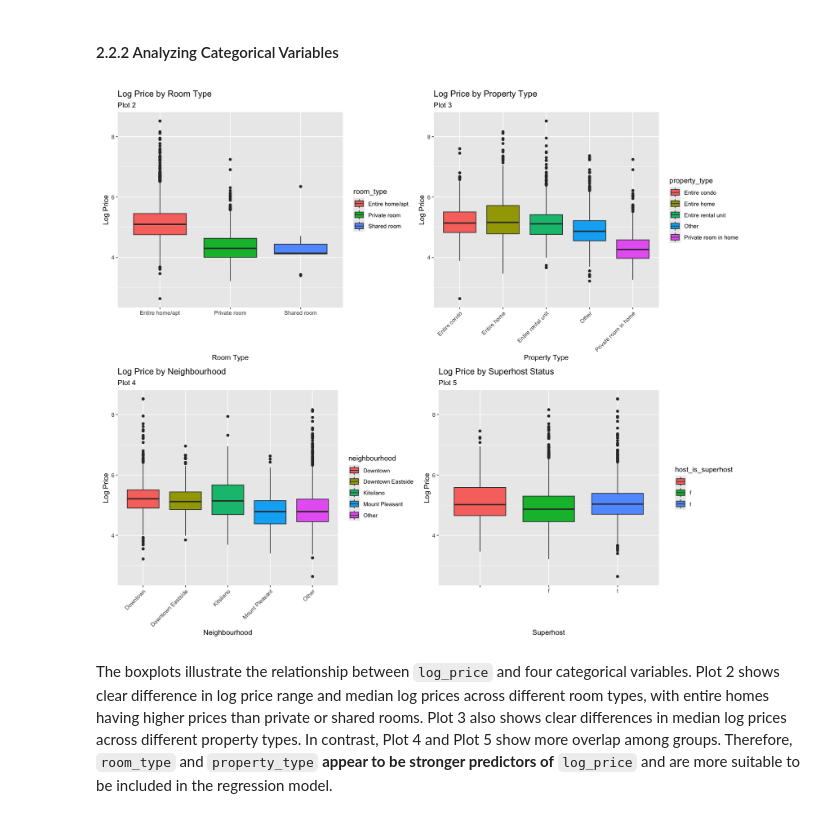
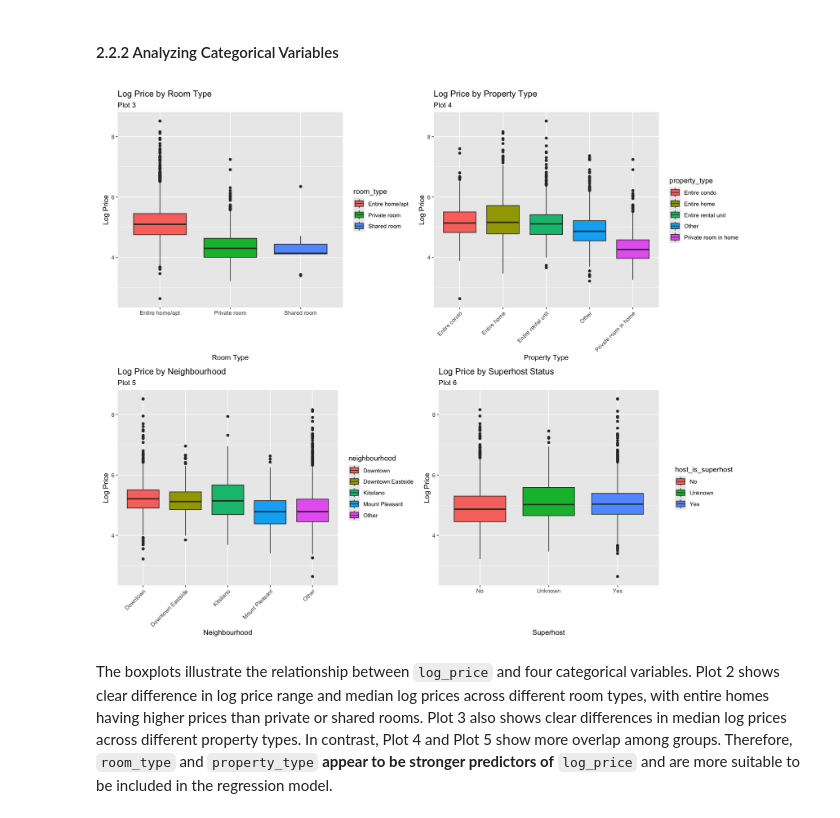
Before and after one commit to UBC-DSCI-310-2025W2/dsci-310-group-01-jet2holiday, a Jupyter notebook: airbnb_price_analysis.ipynb, the cells around one changed output. Cells and saved outputs as stored; diff of their text form; code cells hidden in the pictures.

```diff
--- a/airbnb_price_analysis.ipynb
+++ b/airbnb_price_analysis.ipynb
@@ -66,6 +66,19 @@ airbnb <- raw_airbnb %>%
   ) %>%
   filter(!is.na(price)) %>%
   slice_sample(n = 5000)
+# %%
+# Refactor 'host_is_superhost' to 'Yes', 'No', "Unknown'
+airbnb <- airbnb %>%
+  mutate(
+    host_is_superhost = case_when(
+      host_is_superhost == "t" ~ "Yes",
+      host_is_superhost == "f" ~ "No",
+      host_is_superhost == " " ~ "Unknown",
+      is.na(host_is_superhost) ~ "Unknown",
+      TRUE ~ "Unknown"
+    ),
+    host_is_superhost = as.factor(host_is_superhost)
+  )
 # %%
 # Check the number of unique property types and neighbourhood
 length(unique(airbnb$property_type))
@@ -164,43 +189,43 @@ The table shows the Pearson correlation coefficients between `log_price` and the
 # %%
 options(repr.plot.width = 14, repr.plot.height = 12)
 
 # Boxplot: Room Type vs. Log Price
-p2 <- ggplot(airbnb, aes(x = room_type, y = log_price, fill = room_type)) +
+p3 <- ggplot(airbnb, aes(x = room_type, y = log_price, fill = room_type)) +
   geom_boxplot() +
   labs(title = "Log Price by Room Type",
        x = "Room Type",
        y = "Log Price",
-       subtitle = "Plot 2")
+       subtitle = "Plot 3")
 
 # Boxplot: Property Type vs. Log Price
-p3 <- ggplot(airbnb, aes(x = property_type, y = log_price, fill = property_type)) +
+p4 <- ggplot(airbnb, aes(x = property_type, y = log_price, fill = property_type)) +
   geom_boxplot() +
   labs(title = "Log Price by Property Type",
        x = "Property Type",
        y = "Log Price",
-       subtitle = "Plot 3") +
+       subtitle = "Plot 4") +
   theme(axis.text.x = element_text(angle = 45, hjust = 1))
 
 # Boxplot: Neighbourhood vs. Log Price
-p4 <- ggplot(airbnb, aes(x = neighbourhood, y = log_price, fill = neighbourhood)) +
+p5 <- ggplot(airbnb, aes(x = neighbourhood, y = log_price, fill = neighbourhood)) +
   geom_boxplot() +
   labs(title = "Log Price by Neighbourhood",
        x = "Neighbourhood",
        y = "Log Price",
-       subtitle = "Plot 4") +
+       subtitle = "Plot 5") +
   theme(axis.text.x = element_text(angle = 45, hjust = 1))
 
 # Boxplot: Superhost Status vs. Log Price
-p5 <- ggplot(airbnb, aes(x = host_is_superhost, y = log_price, fill = host_is_superhost)) +
+p6 <- ggplot(airbnb, aes(x = host_is_superhost, y = log_price, fill = host_is_superhost)) +
   geom_boxplot() +
   labs(title = "Log Price by Superhost Status",
        x = "Superhost",
        y = "Log Price",
-       subtitle = "Plot 5")
+       subtitle = "Plot 6")
 
-(p2 | p3) / (p4 | p5)
+(p3 | p4) / (p5 | p6)
 # %% [output]
-[figure, old version]
+[figure, new version]
 # %% [markdown]
 The boxplots illustrate the relationship between `log_price` and four categorical variables. Plot 2 shows clear difference in log price range and median log prices across different room types, with entire homes having higher prices than private or shared rooms. Plot 3  also shows clear differences in median log prices across different property types. In contrast, Plot 4 and Plot 5 show more overlap among groups. Therefore, `room_type` and `property_type` **appear to be stronger predictors of** `log_price` and are more suitable to be included in the regression model.
 # %% [markdown]
```
Also changed, not shown: parts of 3 cells of this notebook.
